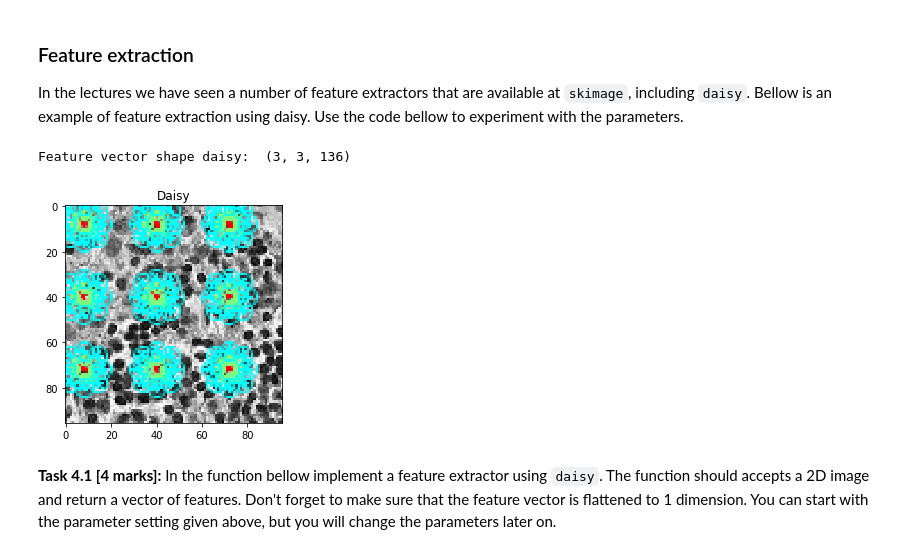
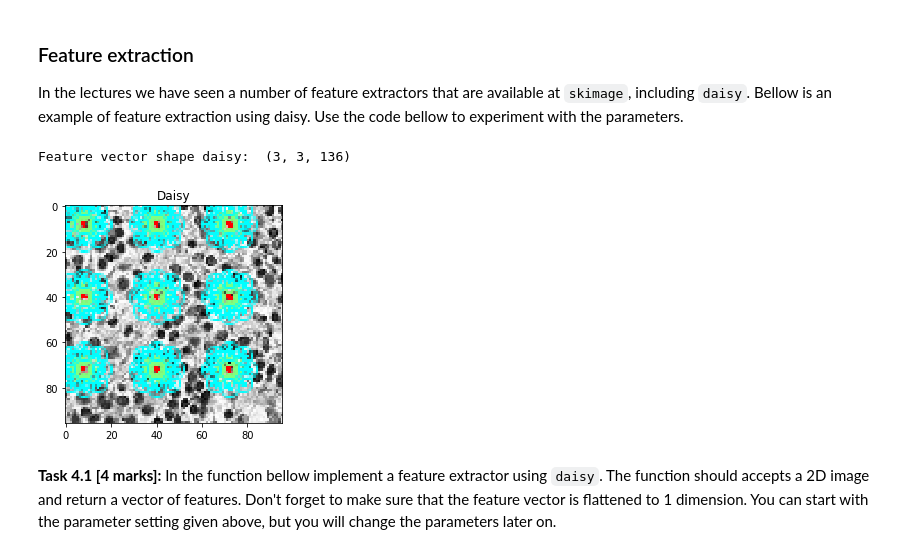
Before and after one commit to burtonye/ML_Coursework2, a Jupyter notebook: Coursework2_Ye.ipynb, the cells around one changed output. Cells and saved outputs as stored; diff of their text form; code cells hidden in the pictures.

```diff
--- a/Coursework2_Ye.ipynb
+++ b/Coursework2_Ye.ipynb
@@ -701,17 +742,17 @@ In the lectures we have seen a number of feature extractors that are available a
 # %%
 from skimage.feature import daisy
 
 # example image
-img = X_train[id_images[i], :, :]
+img = X_train[id_images[2], :, :]
 
 # example feature extraction using daisy
 features_daisy, visualisation_daisy = daisy(img, step=32, radius=8, rings=2, histograms=8, orientations=8, visualize=True)
 plt.imshow(visualisation_daisy)
 plt.title('Daisy')
 # Extracted features
 print('Feature vector shape daisy: ', features_daisy.shape)
 # %% [output]
 Feature vector shape daisy:  (3, 3, 136)
-[figure, old version]
+[figure, new version]
 # %% [markdown]
 **Task 4.1 [4 marks]:** In the function bellow implement a feature extractor using `daisy`. The function should accepts a 2D image and return a vector of features. Don't forget to make sure that the feature vector is flattened to 1 dimension. You can start with the parameter setting given above, but you will change the parameters later on.
```
Also changed, not shown: parts of 20 cells of this notebook.
